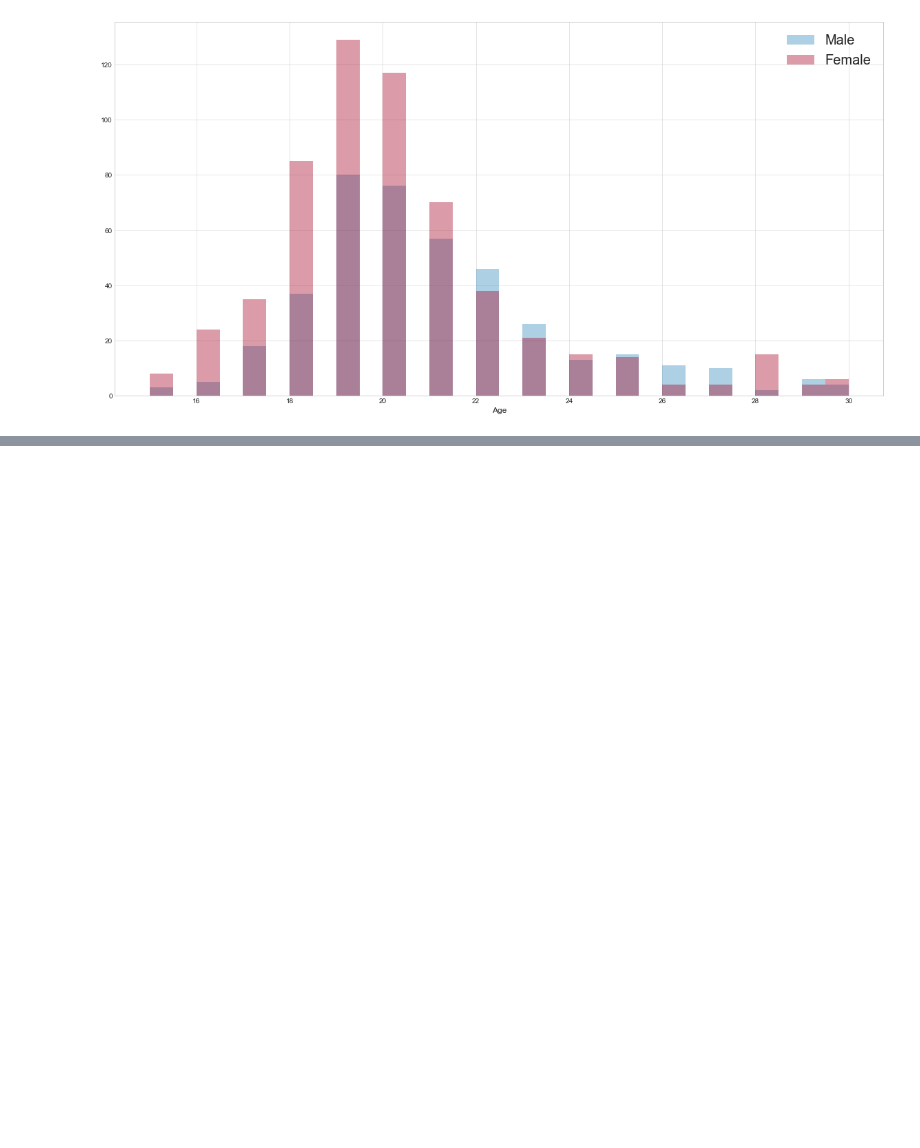
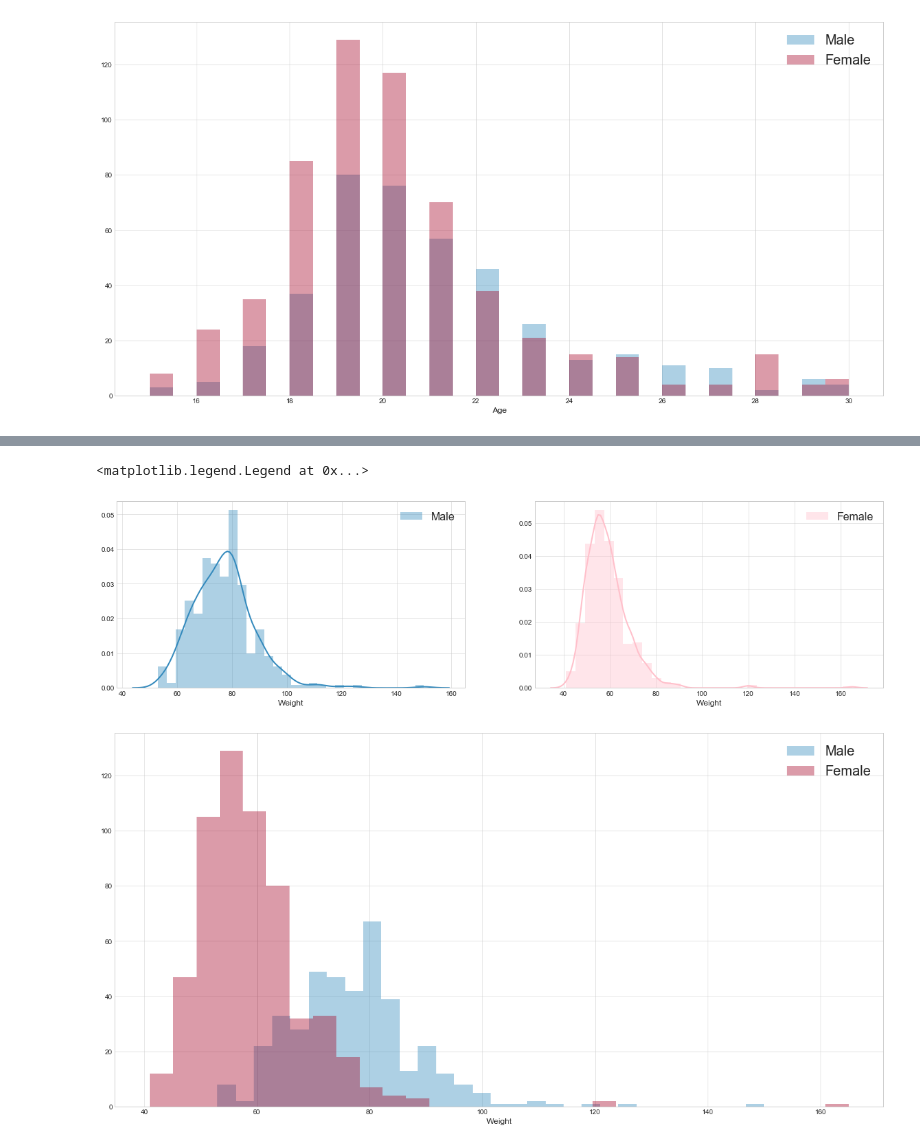
Before and after one commit to rodricarranza/DiploDatos, a Jupyter notebook: analysis_and_visualization/lab1/lab1.ipynb, the cells around one changed output, grey strips where cells are left out. Cells and saved outputs as stored; diff of their text form; code cells hidden in the pictures; blank space fills up the shorter version.

Commit message:
Add some analysis about the variables Age and Weight.

```diff
--- a/analysis_and_visualization/lab1/lab1.ipynb
+++ b/analysis_and_visualization/lab1/lab1.ipynb
@@ -215,0 +224,12 @@ ax.legend(loc=1, prop={'size': 20})
+# %%
+# Calculo de métricas para el Peso.
+
+weight_and_gender_without_na = young[['Weight', 'Gender']].dropna()
+weight_male = weight_and_gender_without_na[weight_and_gender_without_na.Gender == 'male'].Weight
+weight_female = weight_and_gender_without_na[weight_and_gender_without_na.Gender == 'female'].Weight
+
+# Media, Mediana, Moda y desviación estandard para la variable "Edad", de género "Masculino"
+_, _ = get_data_statistics(weight_male, 'Peso, género Masculino')
+
+# Media, Mediana, Moda y desviación estandard para la variable "Edad", de género "Femenino"
+_, _ = get_data_statistics(weight_female, 'Peso, género Femenino')
@@ -215,0 +257,17 @@ ax.legend(loc=1, prop={'size': 20})
+# %%
+fig, ax = plt.subplots(nrows=1, ncols=2, figsize=(20,5))
+
+male_weight_hist = sns.distplot(weight_male, label = 'Male', ax = ax[0], kde = True, bins = 30)
+female_weight_hist = sns.distplot(weight_female, label = 'Female', ax = ax[1], kde = True, bins = 30, color = 'pink')
+ax[0].legend(loc=1, prop={'size': 16})
+ax[1].legend(loc=1, prop={'size': 16})
+
+fig, ax = plt.subplots(nrows=1, ncols=1, figsize=(20,10))
+
+_ = sns.distplot(weight_male, label = 'Male', kde = False, bins = 30)
+_ = sns.distplot(weight_female, label = 'Female', kde = False, bins = 30)
+ax.legend(loc=1, prop={'size': 20})
+# %% [output]
+<matplotlib.legend.Legend at 0x...>
+[figure, added]
+[figure, added]
```
Also changed, not shown: parts of 6 cells of this notebook.
